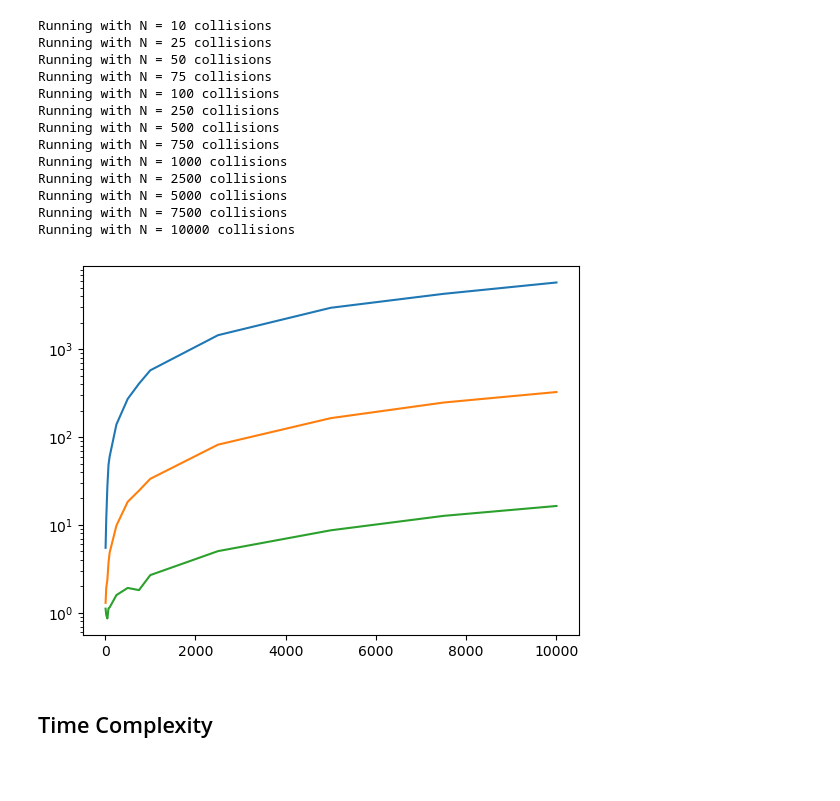
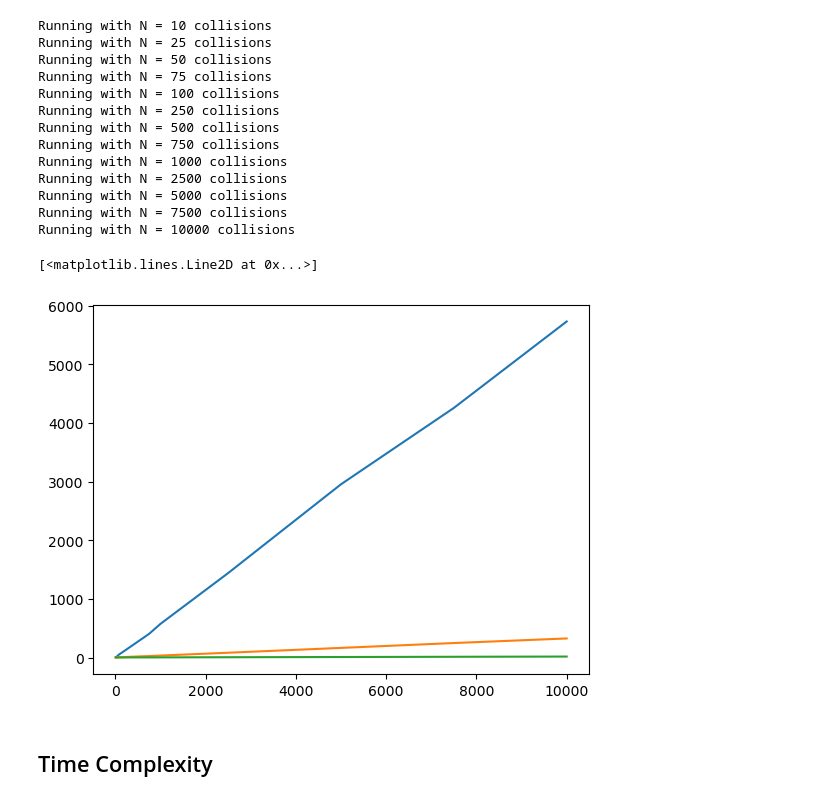
Before and after one commit to FrancescoLR02/JetClustering, a Jupyter notebook: Analysis.ipynb, the cells around one changed output. Drawn from its saved outputs; the diff is of its cells as text; code cells hidden in the pictures; blank space fills up the shorter version.

```diff
--- a/Analysis.ipynb
+++ b/Analysis.ipynb
@@ -247,13 +299,14 @@ with open('BenchmarkTime.pkl', 'rb') as f:
 # %%
 plt.plot(numCollision, BenchmarkTime['Serial'])
 plt.plot(numCollision, BenchmarkTime['Directive'])
 plt.plot(numCollision, BenchmarkTime['CUDA'])
 
 
-plt.yscale('log')
+#plt.yscale('log')
 #plt.xscale('log')
 # %% [output]
+[<matplotlib.lines.Line2D at 0x...>]
-[figure, old version]
+[figure, new version]
 # %% [markdown]
 ## Time Complexity
 # %%
```
Also changed, not shown: parts of 6 cells of this notebook, 10 other files.
